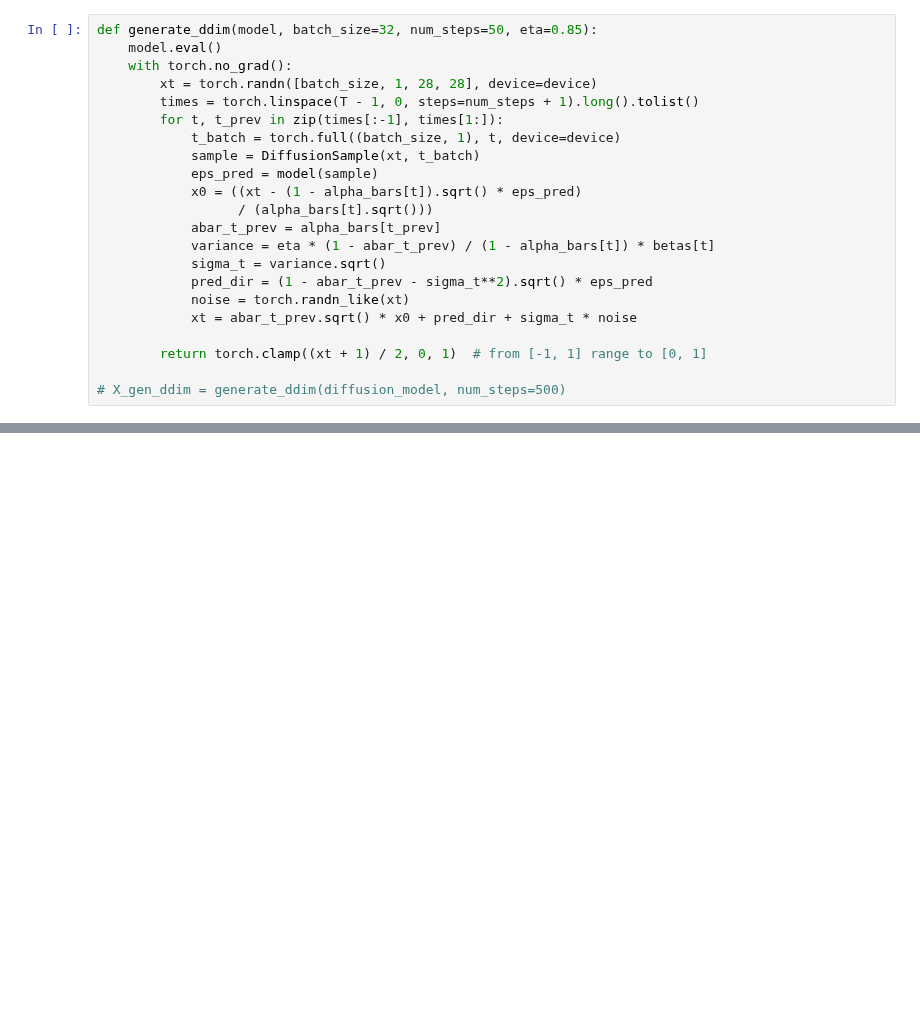
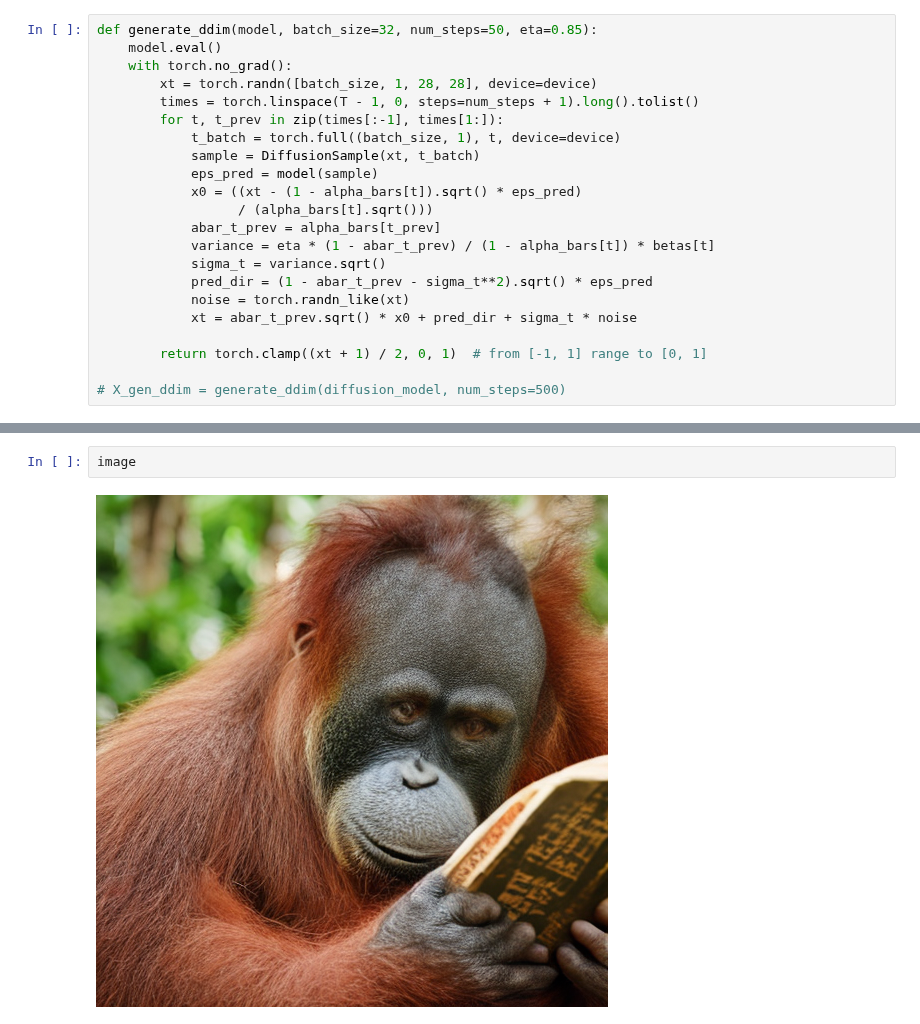
Before and after one commit to DenysLunhul/Hands_On_ML_scikit_learn_PyTorch, a Jupyter notebook: Neural_Networks_Deep_Learning/Chapter_18/Chapter_18.ipynb, the cells around one changed output, grey strips where cells are left out. Saved outputs shown, nothing was run; the diff lists cells and outputs as text; blank space fills up the shorter version.

```diff
--- a/Neural_Networks_Deep_Learning/Chapter_18/Chapter_18.ipynb
+++ b/Neural_Networks_Deep_Learning/Chapter_18/Chapter_18.ipynb
@@ -380,0 +385,4 @@ image = pipe(prompt=prompt, num_inference_steps=1, guidance_scale=0.0).images[0]
+# %%
+image
+# %% [output]
+[figure, added]
```
Also changed, not shown: parts of 1 cell of this notebook.
